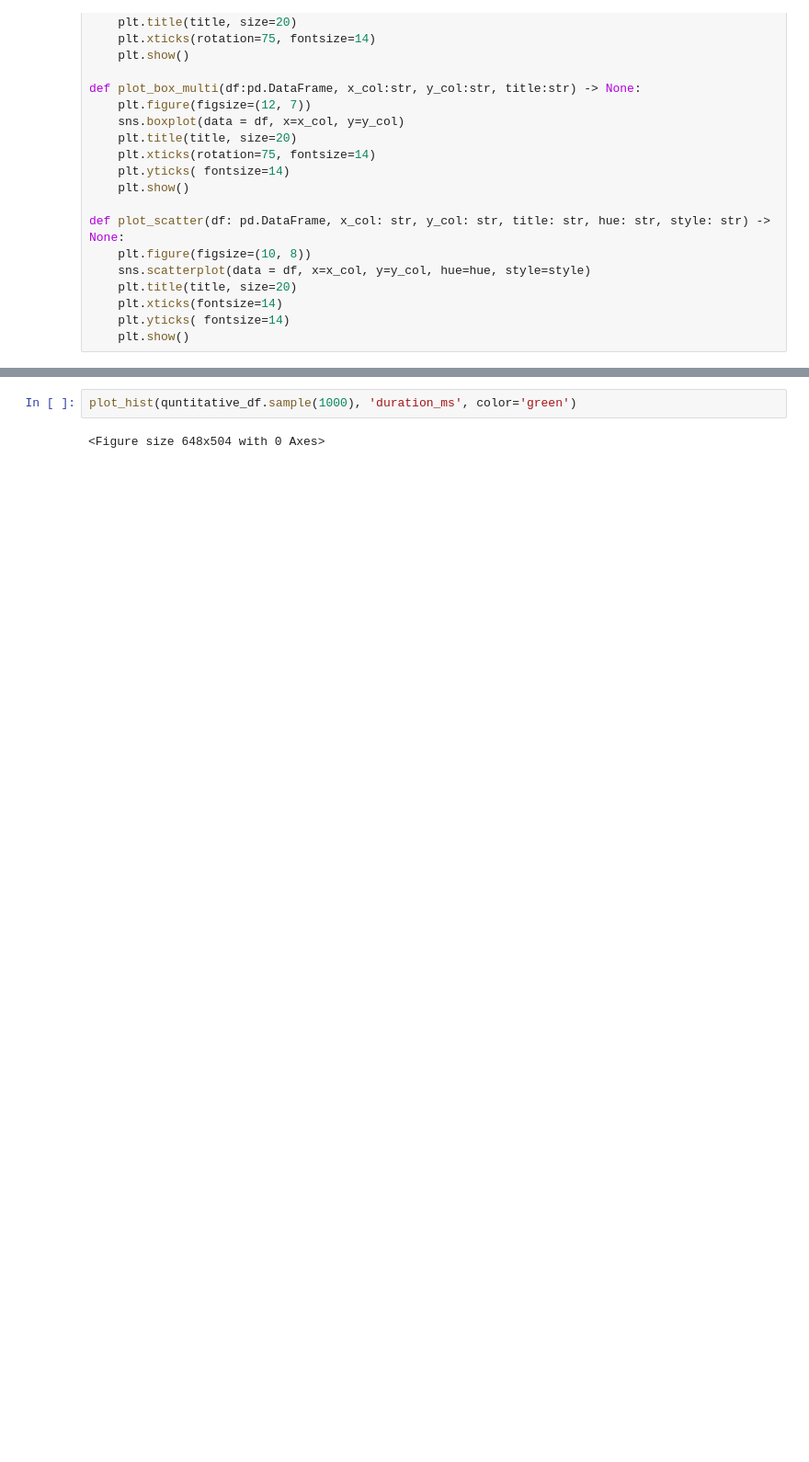
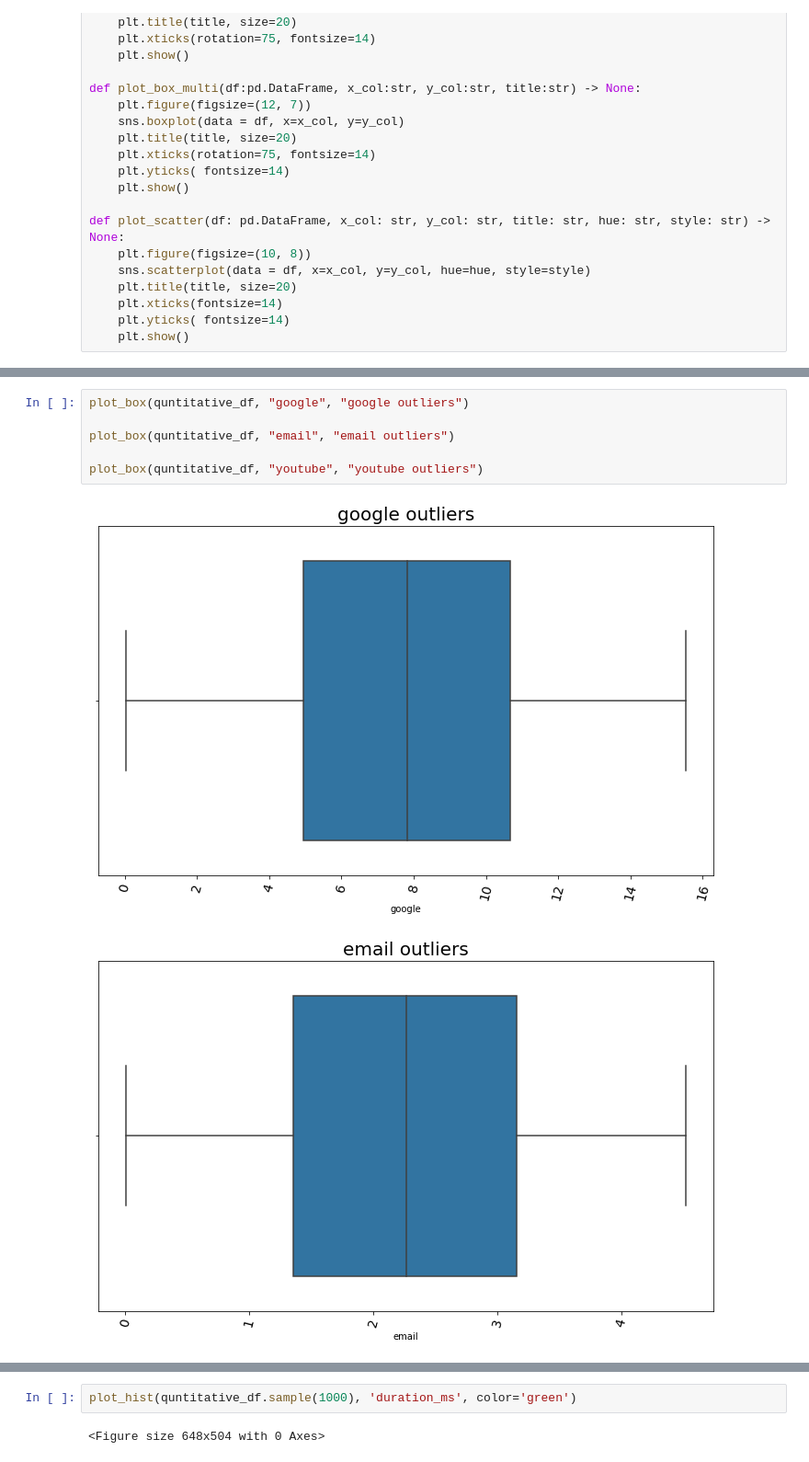
Before and after one commit to educhinski/telecom_data_analysis, a Jupyter notebook: Notebooks/UserOverviewAnalysis .ipynb, the cells around one changed output, grey strips where cells are left out. Shown at 92% size. Cells and saved outputs as stored; diff of their text form; blank space fills up the shorter version.

```diff
--- a/Notebooks/UserOverviewAnalysis .ipynb
+++ b/Notebooks/UserOverviewAnalysis .ipynb
@@ -506,0 +511,9 @@ quntitative_df.describe().transpose()
+# %%
+plot_box(quntitative_df, "google", "google outliers")
+
+plot_box(quntitative_df, "email", "email outliers")
+
+plot_box(quntitative_df, "youtube", "youtube outliers")
+# %% [output]
+[figure, added]
+[figure, added]
```
Also changed, not shown: parts of 4 cells of this notebook.
